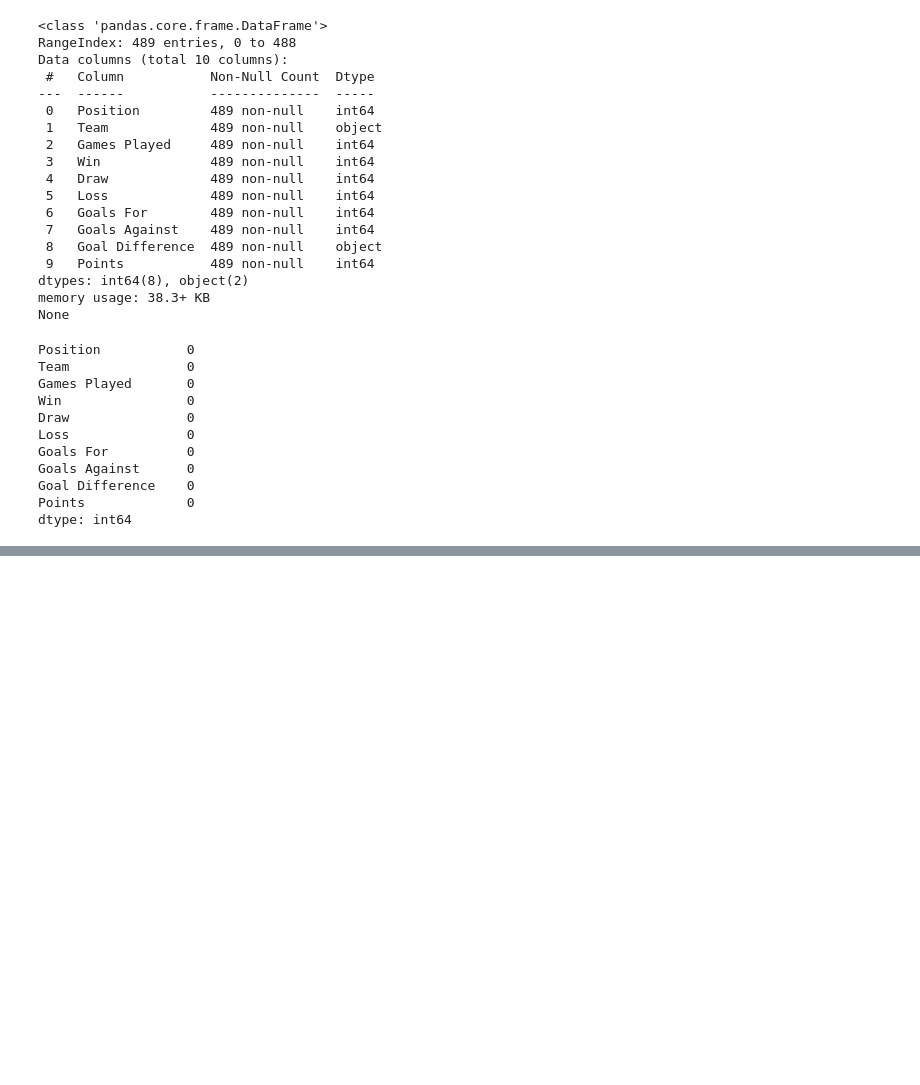
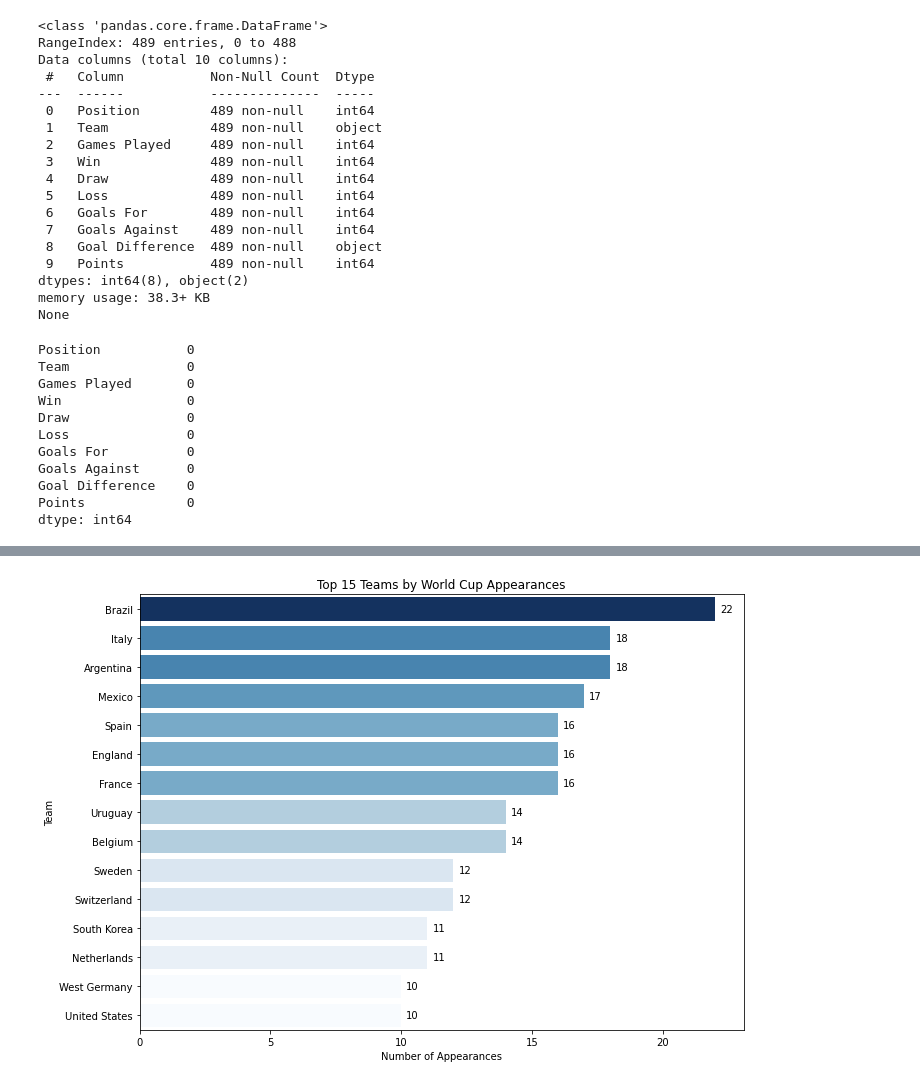
Before and after one commit to Cemozbay1/FIFA_WC_Data_Analysis, a Jupyter notebook: FIFA_Word_Cup_Predictive_Analysis.ipynb, the cells around one changed output, grey strips where cells are left out. Cells and saved outputs as stored; diff of their text form; code cells hidden in the pictures; blank space fills up the shorter version.

```diff
--- a/FIFA_Word_Cup_Predictive_Analysis.ipynb
+++ b/FIFA_Word_Cup_Predictive_Analysis.ipynb
@@ -52,7 +37,7 @@ wc_summary.head()
 | 1950 | Brazil | Uruguay | Brazil | Sweden | 13 | 22 | 88 | 4.0 |
 | 1954 | Switzerland | West Germany | Hungary | Austria | 16 | 26 | 140 | 5.4 |
 # %%
-DATASET_PATH = '/Users/cemozb/Desktop/portfolio/FIFA - World Cup Data'
+DATASET_PATH = '/Users/cemozb/Desktop/FIFA_WC_Data_Analysis/FIFA - World Cup Data'
 
 # List all CSV files
 file_names = [f for f in os.listdir(DATASET_PATH) if f.endswith(".csv")]
@@ -146,0 +169,14 @@ Text(0, 0.5, 'Number of World Cup')
+# %%
+# Combine all teams from all DataFrames
+all_teams = pd.concat(df_list)["Team"]
+
+# Get unique teams
+unique_teams = all_teams.unique()
+
+print(f"There are {len(unique_teams)} unique teams out of the {len(all_teams)} total appearances in World Cup history.")
+
+# Count appearances
+team_apps_data = all_teams.value_counts().reset_index().rename(columns={"index": "Team", "Team": "Appearances"})
+
+
+team_apps_data.head()
@@ -146,0 +191,28 @@ Text(0, 0.5, 'Number of World Cup')
+# %%
+top_n = 15
+plot_data = team_apps_data.head(top_n)
+
+# Color mapping: darker = more appearances
+colors, cmap, norm = map_colors(plot_data["Appearances"], cmap_name="Blues")
+
+# Plot
+plt.figure(figsize=(10, 7))
+ax = sns.barplot(
+    data=plot_data,
+    y="Team",
+    x="Appearances",
+    palette=colors
+)
+
+plt.title(f"Top {top_n} Teams by World Cup Appearances")
+plt.xlabel("Number of Appearances")
+plt.ylabel("Team")
+
+# Add labels
+for i, row in plot_data.iterrows():
+    ax.text(row["Appearances"] + 0.2, i, row["Appearances"], va="center")
+
+plt.tight_layout()
+plt.show()
+# %% [output]
+[figure, added]
```
Also changed, not shown: parts of 9 cells of this notebook.
